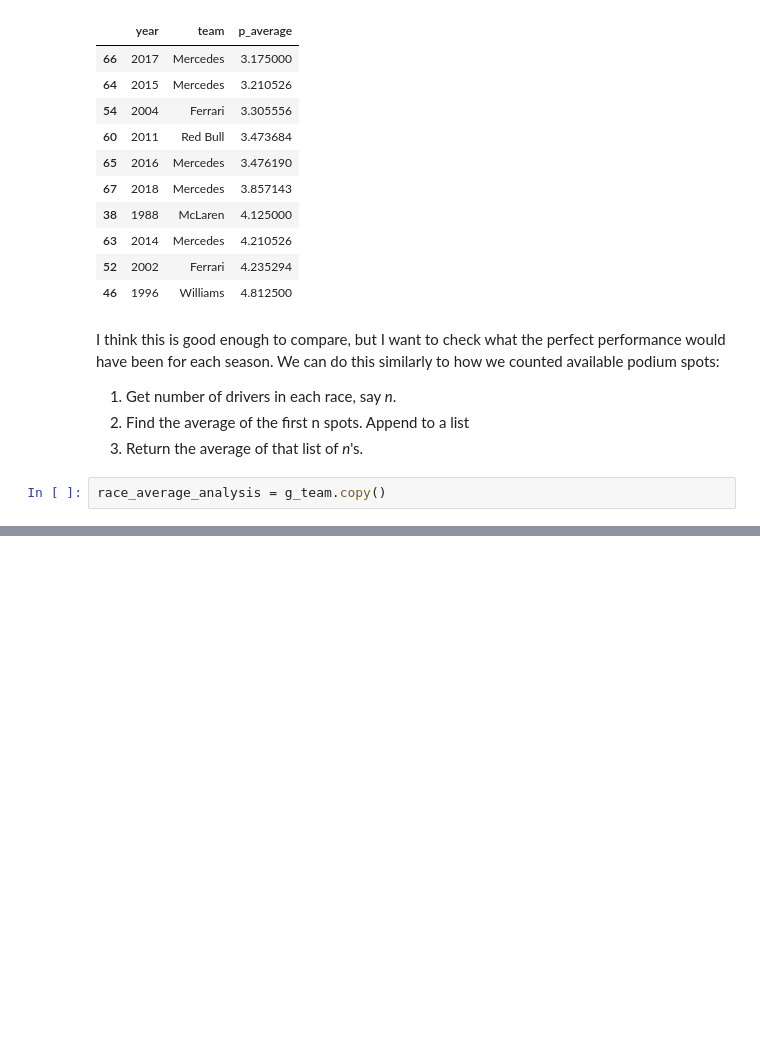
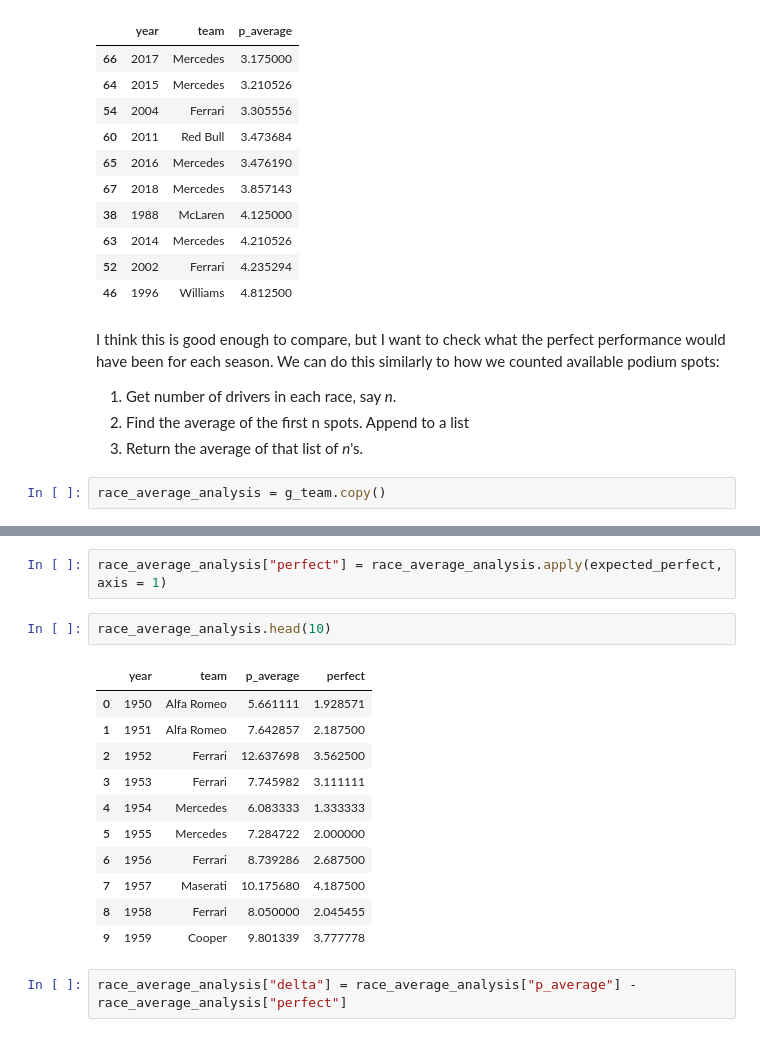
Before and after one commit to lennymd/formulaOne, a Jupyter notebook: _analysis/notebook/f1-best-championship-season-work-v2.ipynb, the cells around one changed output, grey strips where cells are left out. Cells and saved outputs as stored; diff of their text form; blank space fills up the shorter version.

```diff
--- a/_analysis/notebook/f1-best-championship-season-work-v2.ipynb
+++ b/_analysis/notebook/f1-best-championship-season-work-v2.ipynb
@@ -737,0 +777,18 @@ def expected_perfect(row):
+# %%
+race_average_analysis["perfect"] = race_average_analysis.apply(expected_perfect, axis = 1)
+# %%
+race_average_analysis.head(10)
+# %% [output]
+|  | year | team | p_average | perfect |
+| 0 | 1950 | Alfa Romeo | 5.661111 | 1.928571 |
+| 1 | 1951 | Alfa Romeo | 7.642857 | 2.187500 |
+| 2 | 1952 | Ferrari | 12.637698 | 3.562500 |
+| 3 | 1953 | Ferrari | 7.745982 | 3.111111 |
+| 4 | 1954 | Mercedes | 6.083333 | 1.333333 |
+| 5 | 1955 | Mercedes | 7.284722 | 2.000000 |
+| 6 | 1956 | Ferrari | 8.739286 | 2.687500 |
+| 7 | 1957 | Maserati | 10.175680 | 4.187500 |
+| 8 | 1958 | Ferrari | 8.050000 | 2.045455 |
+| 9 | 1959 | Cooper | 9.801339 | 3.777778 |
+# %%
+race_average_analysis["delta"] = race_average_analysis["p_average"] - race_average_analysis["perfect"]
```
Also changed, not shown: parts of 23 cells of this notebook.
